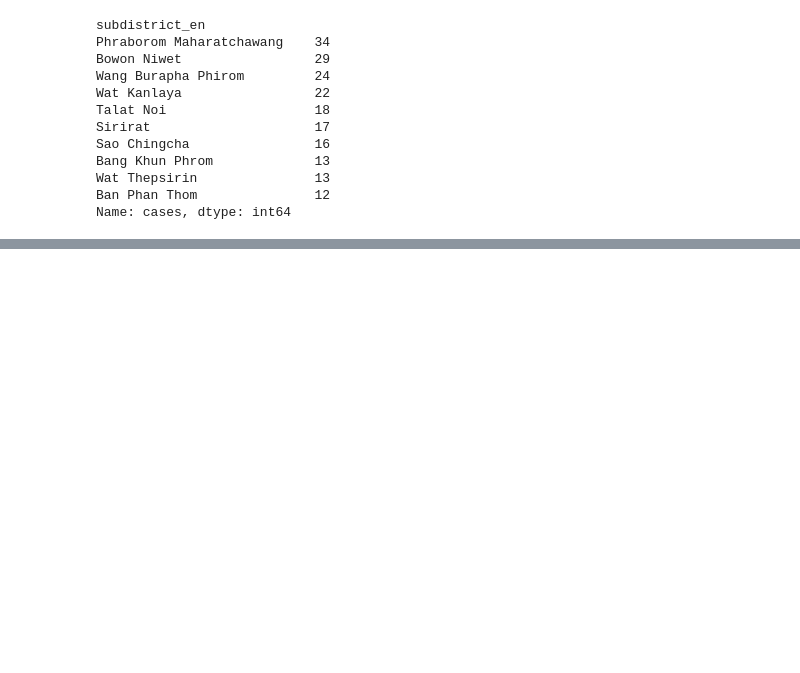
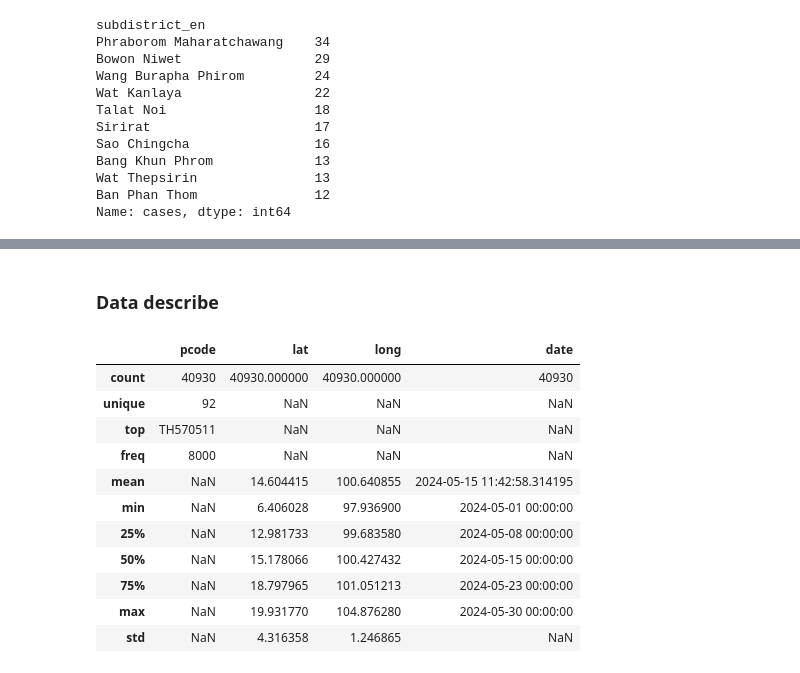
Before and after one commit to nongwarodom/spatialdetection, a Jupyter notebook: notebooks/quickstart.ipynb, the cells around one changed output, grey strips where cells are left out. Cells and saved outputs as stored; diff of their text form; code cells hidden in the pictures; blank space fills up the shorter version.

```diff
--- a/notebooks/quickstart.ipynb
+++ b/notebooks/quickstart.ipynb
@@ -178,0 +162,38 @@ province_result[province_result["hotspot"] == 1][["province_en", "count", "gi_zs
+# %%
+def jittered_persons(s, n, start):
+    return pd.DataFrame({
+        "pcode": s["subdistrict_code"],
+        "lat": rng.normal(s["lat"], 0.01, size=n),
+        "long": rng.normal(s["lon"], 0.01, size=n),
+        "date": start + pd.to_timedelta(rng.integers(0, 30, size=n), unit="D"),
+    })
+
+with open("../data/thailand_admin_centroids.json") as f:
+    centroids = json.load(f)
+subdistricts = pd.DataFrame(centroids["subdistricts"])
+provinces = pd.DataFrame(centroids["provinces"])
+by_province_en = subdistricts.merge(provinces[["province_code", "province_en"]], on="province_code")
+
+background_provinces = ["Bangkok", "Chiang Mai", "Khon Kaen", "Nakhon Si Thammarat", "Songkhla", "Nakhon Ratchasima", "Chon Buri"]
+outbreak_province = "Chiang Rai"  # not in the background list -> isolated signal
+start = pd.to_datetime("2024-05-01")
+
+rows = []
+# Every province gets a small baseline -- Getis-Ord's permutation test
+# handles "0 vs. 0" neighbor comparisons poorly, so leaving most provinces
+# at a literal zero would bury the outbreak signal in that artifact.
+baseline = subdistricts.groupby("province_code", as_index=False).first()
+for _, s in baseline.iterrows():
+    rows.append(jittered_persons(s, rng.integers(20, 80), start))
+
+chosen = [by_province_en[by_province_en["province_en"] == p].sample(2, random_state=0) for p in background_provinces]
+for _, s in pd.concat(chosen, ignore_index=True).iterrows():
+    rows.append(jittered_persons(s, rng.integers(1500, 2500), start))
+
+outbreak = by_province_en[by_province_en["province_en"] == outbreak_province].sample(1, random_state=1)
+for _, s in outbreak.iterrows():
+    rows.append(jittered_persons(s, 8_000, start))
+
+person_df = pd.concat(rows, ignore_index=True)
+print(f"{len(person_df)} person records across {person_df['date'].dt.date.nunique()} days")
+person_df.head()
@@ -178,0 +208,17 @@ province_result[province_result["hotspot"] == 1][["province_en", "count", "gi_zs
+# %% [markdown]
+### Data describe
+# %%
+person_df.describe(include="all")
+# %% [output]
+|  | pcode | lat | long | date |
+| count | 40930 | 40930.000000 | 40930.000000 | 40930 |
+| unique | 92 | NaN | NaN | NaN |
+| top | TH570511 | NaN | NaN | NaN |
+| freq | 8000 | NaN | NaN | NaN |
+| mean | NaN | 14.604415 | 100.640855 | 2024-05-15 11:42:58.314195 |
+| min | NaN | 6.406028 | 97.936900 | 2024-05-01 00:00:00 |
+| 25% | NaN | 12.981733 | 99.683580 | 2024-05-08 00:00:00 |
+| 50% | NaN | 15.178066 | 100.427432 | 2024-05-15 00:00:00 |
+| 75% | NaN | 18.797965 | 101.051213 | 2024-05-23 00:00:00 |
+| max | NaN | 19.931770 | 104.876280 | 2024-05-30 00:00:00 |
+| std | NaN | 4.316358 | 1.246865 | NaN |
```
Also changed, not shown: parts of 13 cells of this notebook.
